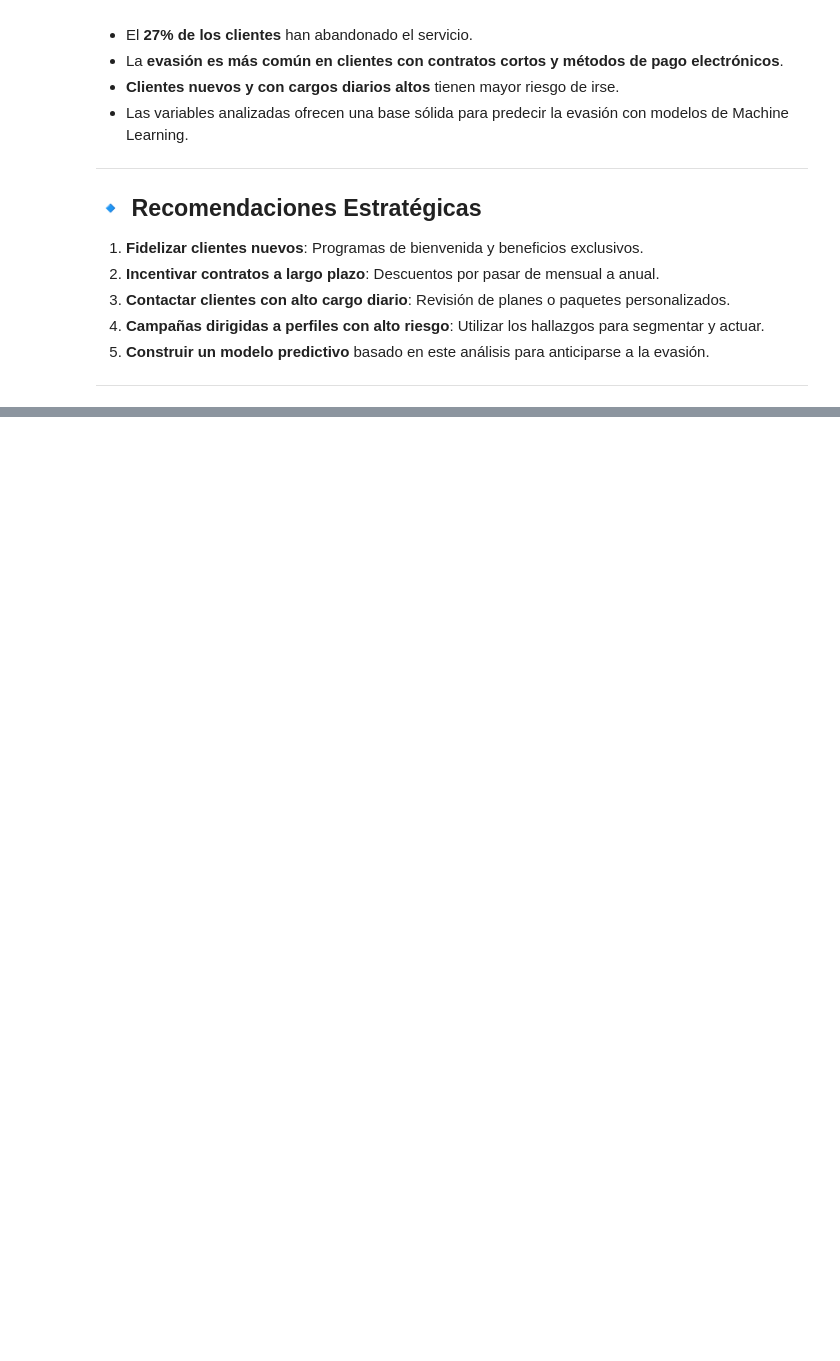
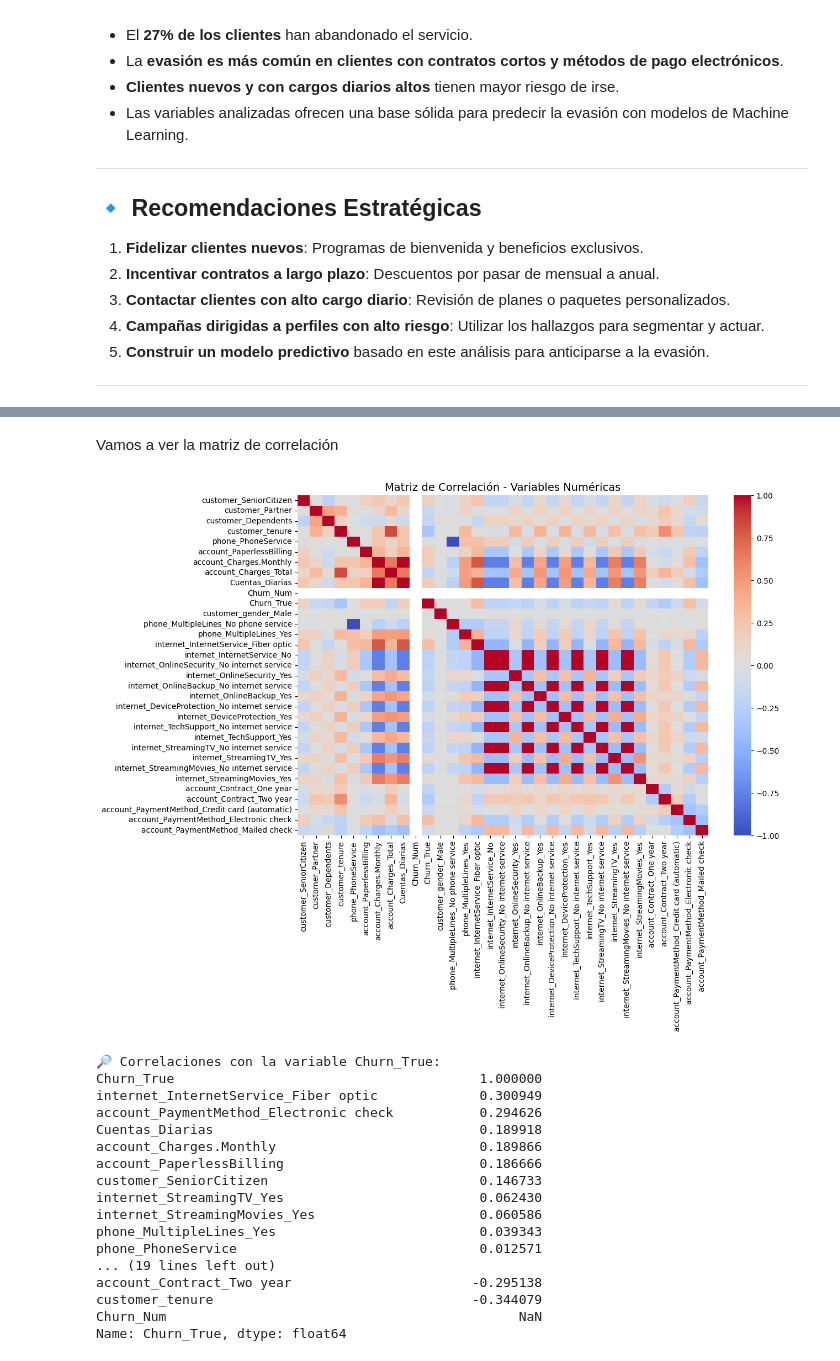
Before and after one commit to CronosX7/challenge2-segunda_parte--data-science-LATAM, a Jupyter notebook: TelecomX_LATAM.ipynb, the cells around one changed output, grey strips where cells are left out. Saved outputs shown, nothing was run; the diff lists cells and outputs as text; code cells hidden in the pictures; blank space fills up the shorter version.

```diff
--- a/TelecomX_LATAM.ipynb
+++ b/TelecomX_LATAM.ipynb
@@ -508,0 +549,2 @@ Se calculó la matriz de correlación para variables numéricas.
+# %%
+df_normalized.drop(columns=['customerID'], inplace=True)
@@ -508,0 +582,12 @@ Se calculó la matriz de correlación para variables numéricas.
+# %%
+
+# Aplicamos One-Hot Encoding a todas las columnas categóricas
+
+df_codificado = pd.get_dummies(df_normalized, drop_first=True)
+
+# Revisamos el resultado
+
+print("Columnas después de One-Hot Encoding:")
+print(df_codificado.columns)
+
+print("Shape del dataset transformado:", df_codificado.shape)
@@ -508,0 +632,6 @@ Se calculó la matriz de correlación para variables numéricas.
+# %%
+# Convertir booleanos a enteros (0 y 1)
+df_codificado = df_codificado.astype(int, errors='ignore')
+
+# Verificar tipos de datos después de la conversión
+print(df_codificado.dtypes)
@@ -508,0 +846,38 @@ Se calculó la matriz de correlación para variables numéricas.
+# %% [markdown]
+Vamos a ver la matriz de correlación
+# %%
+# Seleccionar solo variables numéricas
+num_cols = df_codificado.select_dtypes(include=['int64', 'float64']).columns
+
+# Calcular matriz de correlación
+corr_matrix = df_codificado[num_cols].corr()
+
+# Visualizar la matriz
+plt.figure(figsize=(12, 8))
+sns.heatmap(corr_matrix, annot=False, cmap="coolwarm", center=0)
+plt.title("Matriz de Correlación - Variables Numéricas", fontsize=14)
+plt.show()
+
+# Correlaciones con la variable objetivo (Churn_True)
+correlaciones_churn = corr_matrix['Churn_True'].sort_values(ascending=False)
+print("🔎 Correlaciones con la variable Churn_True:")
+print(correlaciones_churn)
+# %% [output]
+[figure, added]
+🔎 Correlaciones con la variable Churn_True:
+Churn_True                                       1.000000
+internet_InternetService_Fiber optic             0.300949
+account_PaymentMethod_Electronic check           0.294626
+Cuentas_Diarias                                  0.189918
+account_Charges.Monthly                          0.189866
+account_PaperlessBilling                         0.186666
+customer_SeniorCitizen                           0.146733
+internet_StreamingTV_Yes                         0.062430
+internet_StreamingMovies_Yes                     0.060586
+phone_MultipleLines_Yes                          0.039343
+phone_PhoneService                               0.012571
+... (19 lines left out)
+account_Contract_Two year                       -0.295138
+customer_tenure                                 -0.344079
+Churn_Num                                             NaN
+Name: Churn_True, dtype: float64
```
Also changed, not shown: parts of 54 cells of this notebook.
